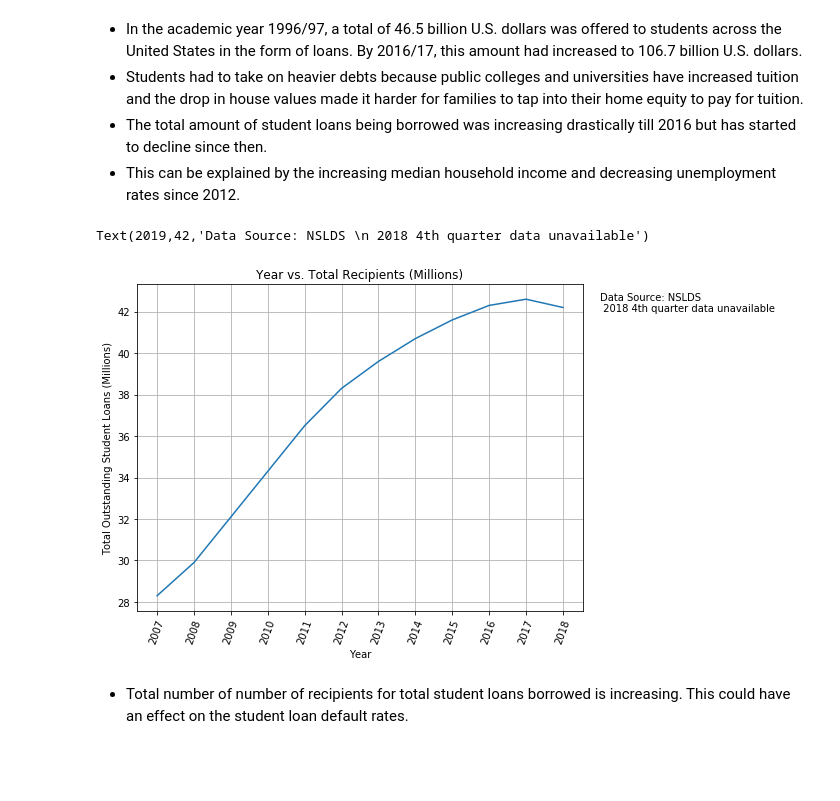
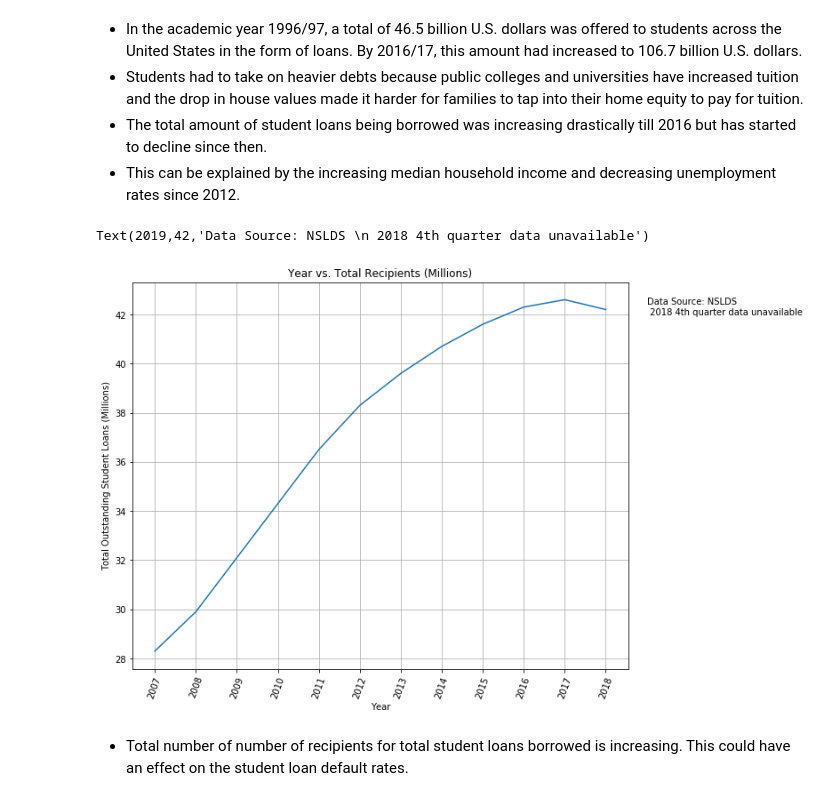
Before and after one commit to Kamran-Wali/Project_Antigravity2, a Jupyter notebook: Presentation.ipynb, the cells around one changed output. Cells and saved outputs as stored; diff of their text form; code cells hidden in the pictures; blank space fills up the shorter version.

```diff
--- a/Presentation.ipynb
+++ b/Presentation.ipynb
@@ -326,21 +327,21 @@ plt.grid()
 + This can be explained by the increasing median household income and decreasing unemployment rates since 2012.
 # %%
 #plotting total outstanding student loans
-plt.figure(figsize = (8,6))
+plt.figure(figsize = (10,8))
 x_axis = outstanding_loans["Year"]
 y_axis = outstanding_loans["Total unduplicated recipients"]
 plt.plot(x_axis,y_axis)
 plt.title("Year vs. Total Recipients (Millions)")
 plt.xlabel("Year")
 plt.xticks(rotation=70)
 plt.xticks(np.arange(min(x_axis), max(x_axis)+1, 1.0))
 plt.ylabel("Total Outstanding Student Loans (Millions)")
 plt.grid()
 plt.text(2019,42, "Data Source: NSLDS \n 2018 4th quarter data unavailable")
 #plt.savefig("plots/YearvsTotalRecipients.png", bbox_inches="tight")
 # %% [output]
 Text(2019,42,'Data Source: NSLDS \n 2018 4th quarter data unavailable')
-[figure, old version]
+[figure, new version]
 # %% [markdown]
 + Total number of number of recipients for total student loans borrowed is increasing. This could have an effect on the student loan default rates.
 # %%
```
Also changed, not shown: parts of 5 cells of this notebook.
